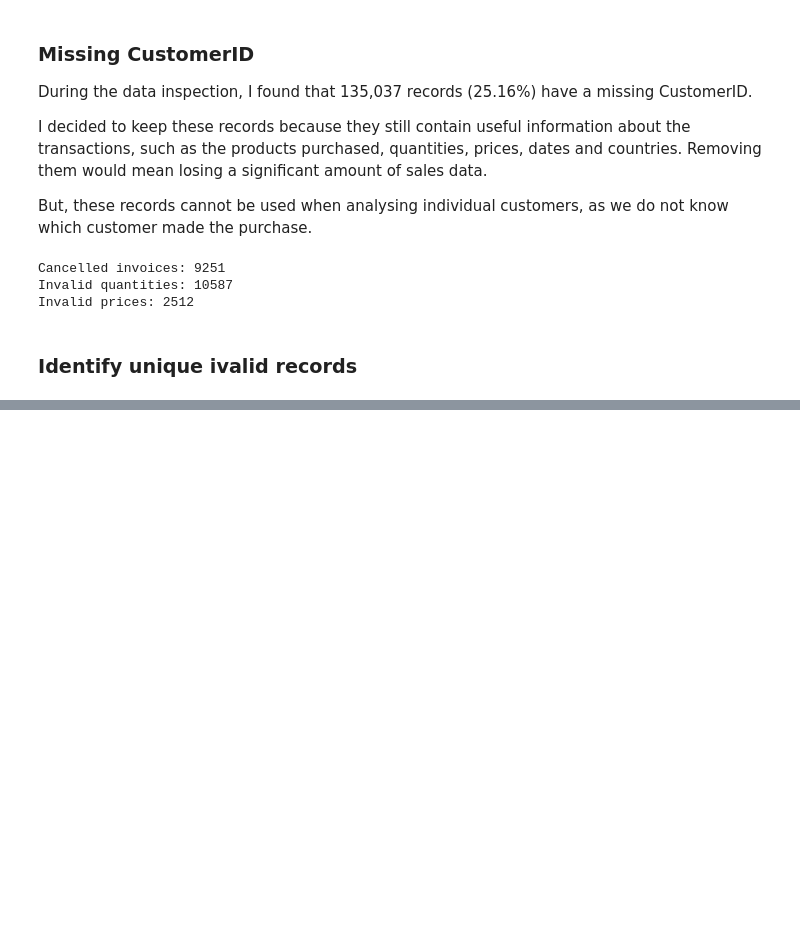
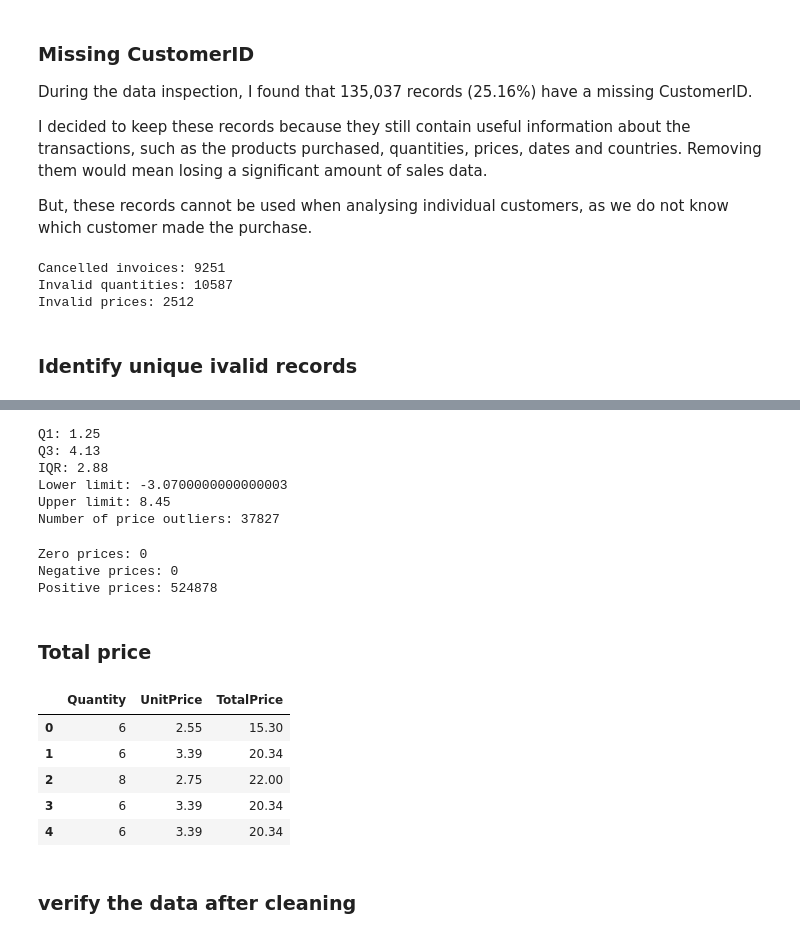
Before and after one commit to FernandaCCT-2023223/online-retail-data-analysis, a Jupyter notebook: notebooks/online_retail_analysis.ipynb, the cells around one changed output, grey strips where cells are left out. Cells and saved outputs as stored; diff of their text form; code cells hidden in the pictures; blank space fills up the shorter version.

```diff
--- a/notebooks/online_retail_analysis.ipynb
+++ b/notebooks/online_retail_analysis.ipynb
@@ -420,0 +559,52 @@ Invalid prices: 2512
+# %%
+Q1_price = df_clean["UnitPrice"].quantile(0.25)
+Q3_price = df_clean["UnitPrice"].quantile(0.75)
+
+IQR_price = Q3_price - Q1_price
+
+lower_price = Q1_price - 1.5 * IQR_price
+upper_price = Q3_price + 1.5 * IQR_price
+
+price_outliers = df_clean[
+    (df_clean["UnitPrice"] < lower_price) |
+    (df_clean["UnitPrice"] > upper_price)
+]
+
+print("Q1:", Q1_price)
+print("Q3:", Q3_price)
+print("IQR:", IQR_price)
+print("Lower limit:", lower_price)
+print("Upper limit:", upper_price)
+print("Number of price outliers:", len(price_outliers))
+# %% [output]
+Q1: 1.25
+Q3: 4.13
+IQR: 2.88
+Lower limit: -3.0700000000000003
+Upper limit: 8.45
+Number of price outliers: 37827
+# %%
+print("Zero prices:", (df_clean["UnitPrice"] == 0).sum())
+
+print("Negative prices:", (df_clean["UnitPrice"] < 0).sum())
+
+print("Positive prices:", (df_clean["UnitPrice"] > 0).sum())
+# %% [output]
+Zero prices: 0
+Negative prices: 0
+Positive prices: 524878
+# %% [markdown]
+### Total price
+# %%
+df_clean["TotalPrice"] = df_clean["Quantity"] * df_clean["UnitPrice"]
+
+df_clean[["Quantity", "UnitPrice", "TotalPrice"]].head()
+# %% [output]
+|  | Quantity | UnitPrice | TotalPrice |
+| 0 | 6 | 2.55 | 15.30 |
+| 1 | 6 | 3.39 | 20.34 |
+| 2 | 8 | 2.75 | 22.00 |
+| 3 | 6 | 3.39 | 20.34 |
+| 4 | 6 | 3.39 | 20.34 |
+# %% [markdown]
+### verify the data after cleaning
```
Also changed, not shown: parts of 12 cells of this notebook.
